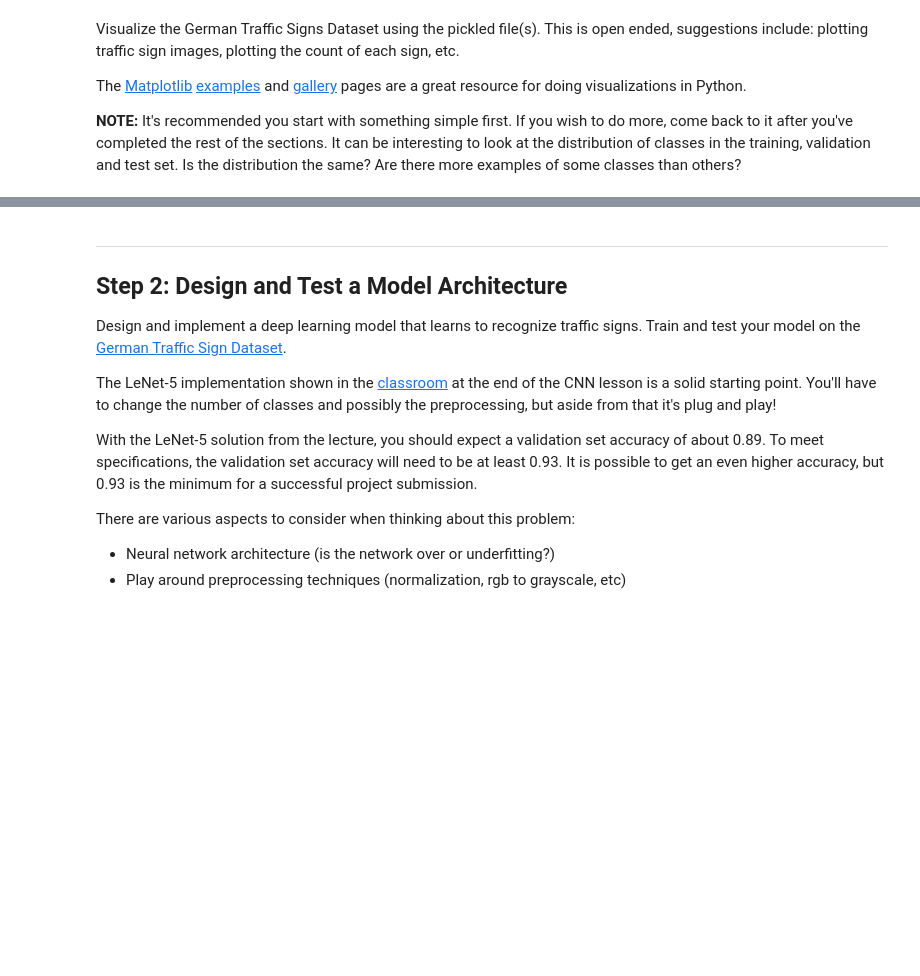
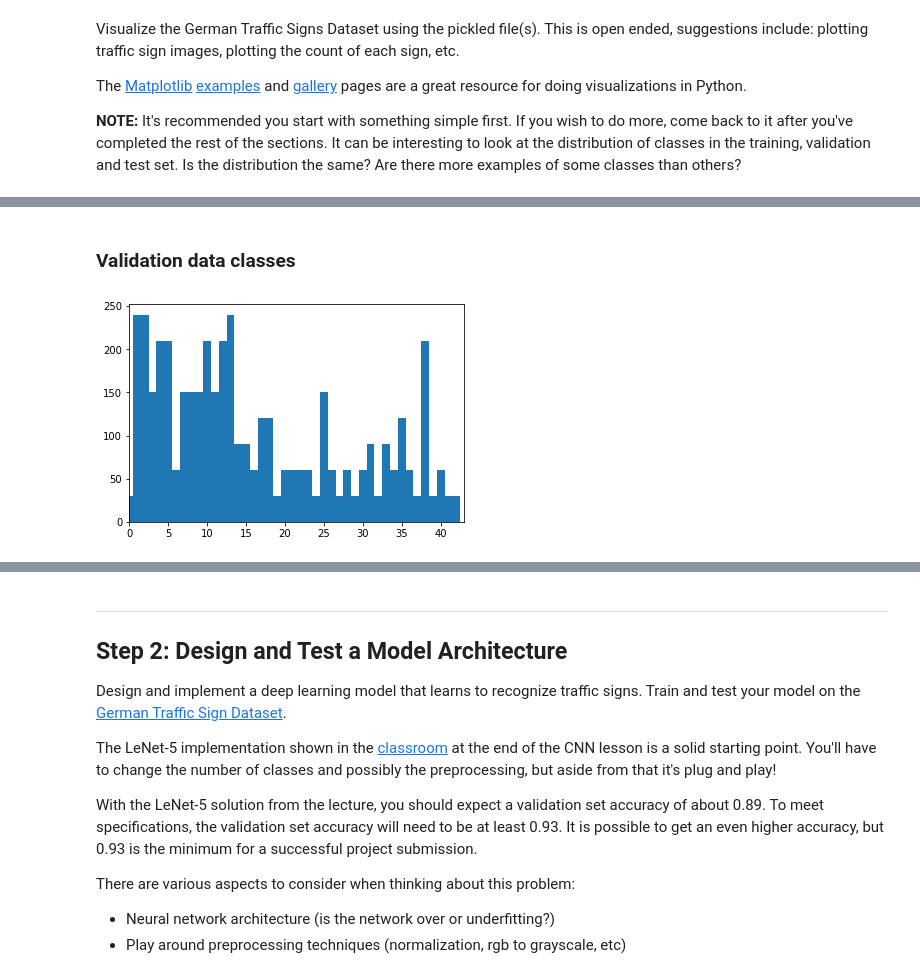
Before and after one commit to srikantviswanath/Traffic-Sign-Classifier-, a Jupyter notebook: Traffic_Sign_Classifier.ipynb, the cells around one changed output, grey strips where cells are left out. Cells and saved outputs as stored; diff of their text form; code cells hidden in the pictures; blank space fills up the shorter version.

```diff
--- a/Traffic_Sign_Classifier.ipynb
+++ b/Traffic_Sign_Classifier.ipynb
@@ -118,0 +132,9 @@ plt.imshow(label_images[10])
+# %% [markdown]
+### Validation data classes
+# %%
+valid_hist, bin_edges = np.histogram(y_valid, bins = range(n_classes + 1))
+plt.bar(bin_edges[:-1], valid_hist, width=1)
+plt.xlim(min(bin_edges), max(bin_edges))
+plt.show()
+# %% [output]
+[figure, added]
```
Also changed, not shown: parts of 26 cells of this notebook.
